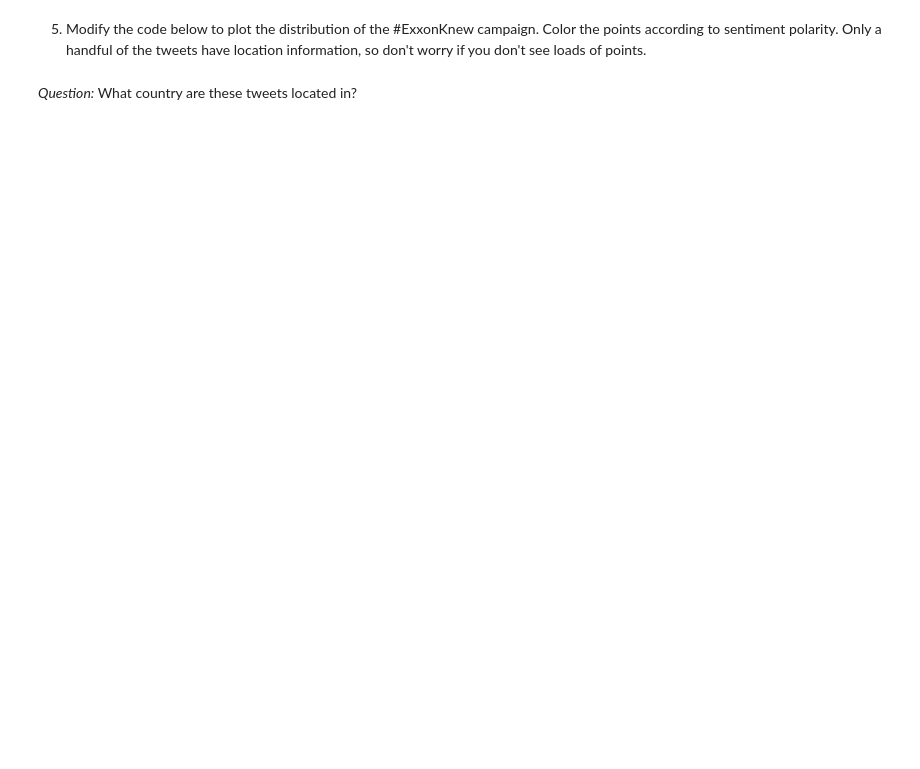
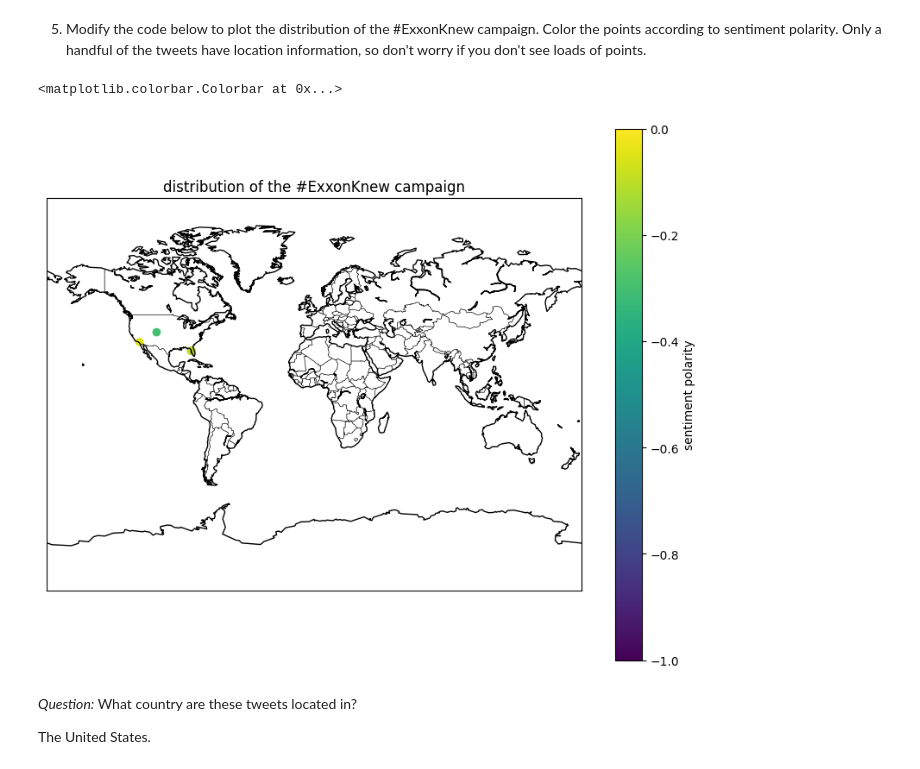
Before and after one commit to EurusNygblepot/QM2, a Jupyter notebook: notebooks/W04. Natural Language Processing.ipynb, the cells around one changed output. Drawn from its saved outputs; the diff is of its cells as text; code cells hidden in the pictures; blank space fills up the shorter version.

```diff
--- a/notebooks/W04. Natural Language Processing.ipynb
+++ b/notebooks/W04. Natural Language Processing.ipynb
@@ -629,21 +629,28 @@ filteredsample
 # %% [markdown]
 5. Modify the code below to plot the distribution of the #ExxonKnew campaign. Color the points according to sentiment polarity. Only a handful of the tweets have location information, so don't worry if you don't see loads of points.
 # %%
-! pip install basemap
 import matplotlib.pyplot as plt
 from mpl_toolkits.basemap import Basemap
 
 map = Basemap(projection='mill')
 
-map.drawcountries('black')
-map.drawcoastlines('black')
+map.drawcountries()
+map.drawcoastlines()
 
 map.scatter(
+      filteredsample['latitude'],
       filteredsample['longitude'],
-      filteredsample['latitude'],
       c=filteredsample['polarity'],
       latlon=True,
       vmin=-1,
       vmax=0)
+
+plt.title('distribution of the #ExxonKnew campaign')
+plt.colorbar(label='sentiment polarity')
+# %% [output]
+<matplotlib.colorbar.Colorbar at 0x...>
+[figure, added]
 # %% [markdown]
 *Question:* What country are these tweets located in?
+
+The United States.
```
